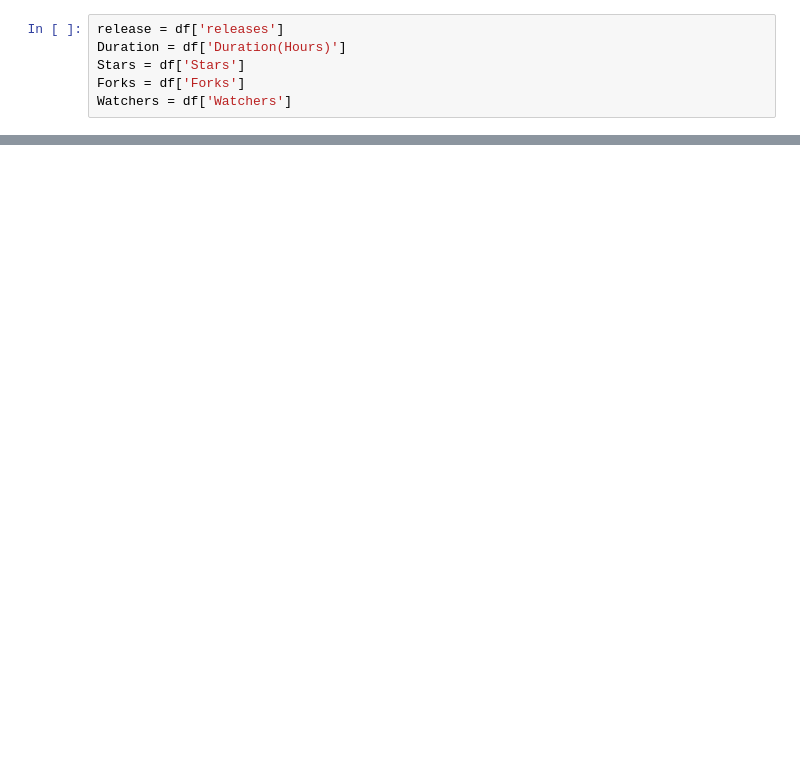
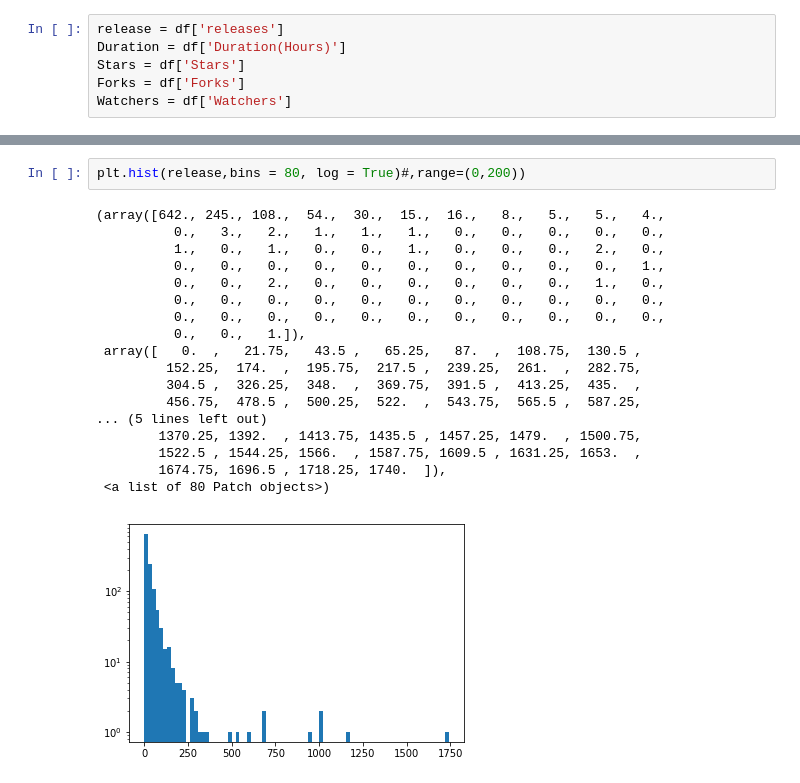
Before and after one commit to ai-se/Git_miner, a Jupyter notebook: Project Meta.ipynb, the cells around one changed output, grey strips where cells are left out. Cells and saved outputs as stored; diff of their text form; blank space fills up the shorter version.

```diff
--- a/Project Meta.ipynb
+++ b/Project Meta.ipynb
@@ -80,0 +37,21 @@ plt.boxplot(Watchers,showfliers=False)
+# %%
+plt.hist(release,bins = 80, log = True)#,range=(0,200))
+# %% [output]
+(array([642., 245., 108.,  54.,  30.,  15.,  16.,   8.,   5.,   5.,   4.,
+          0.,   3.,   2.,   1.,   1.,   1.,   0.,   0.,   0.,   0.,   0.,
+          1.,   0.,   1.,   0.,   0.,   1.,   0.,   0.,   0.,   2.,   0.,
+          0.,   0.,   0.,   0.,   0.,   0.,   0.,   0.,   0.,   0.,   1.,
+          0.,   0.,   2.,   0.,   0.,   0.,   0.,   0.,   0.,   1.,   0.,
+          0.,   0.,   0.,   0.,   0.,   0.,   0.,   0.,   0.,   0.,   0.,
+          0.,   0.,   0.,   0.,   0.,   0.,   0.,   0.,   0.,   0.,   0.,
+          0.,   0.,   1.]),
+ array([   0.  ,   21.75,   43.5 ,   65.25,   87.  ,  108.75,  130.5 ,
+         152.25,  174.  ,  195.75,  217.5 ,  239.25,  261.  ,  282.75,
+         304.5 ,  326.25,  348.  ,  369.75,  391.5 ,  413.25,  435.  ,
+         456.75,  478.5 ,  500.25,  522.  ,  543.75,  565.5 ,  587.25,
+... (5 lines left out)
+        1370.25, 1392.  , 1413.75, 1435.5 , 1457.25, 1479.  , 1500.75,
+        1522.5 , 1544.25, 1566.  , 1587.75, 1609.5 , 1631.25, 1653.  ,
+        1674.75, 1696.5 , 1718.25, 1740.  ]),
+ <a list of 80 Patch objects>)
+[figure, added]
```
Also changed, not shown: parts of 13 cells of this notebook, 7 other files.
